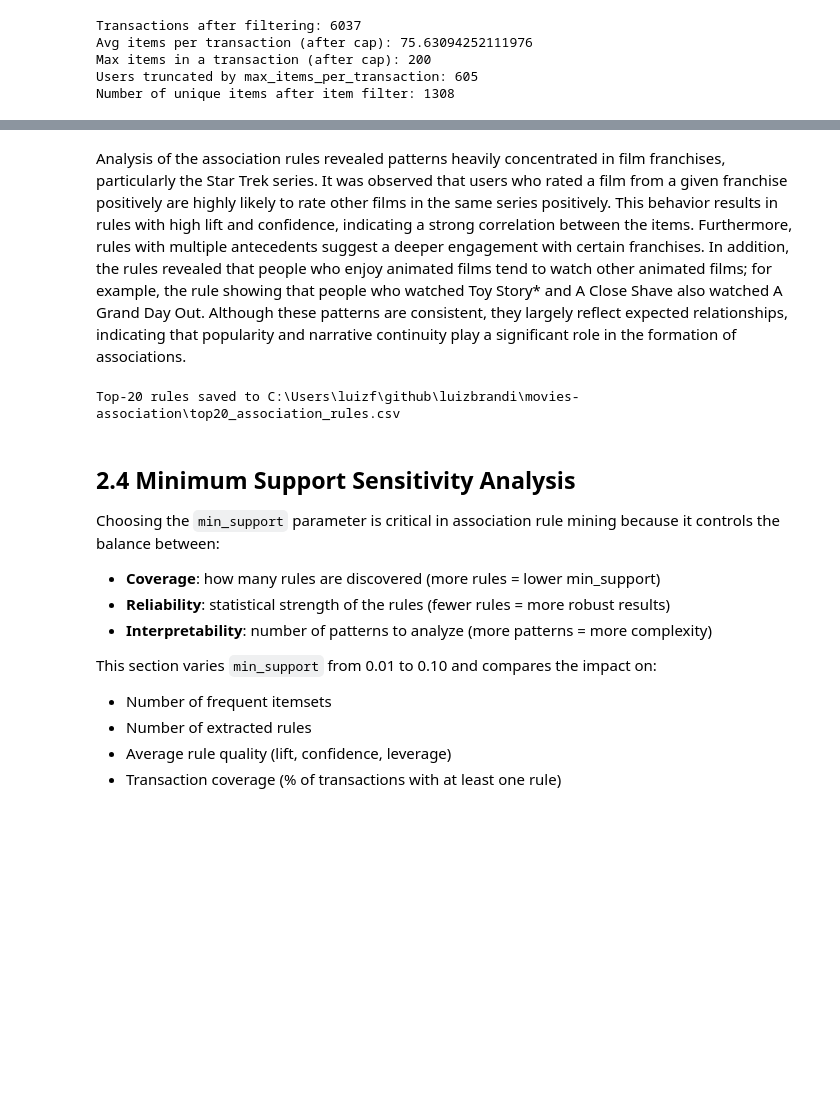
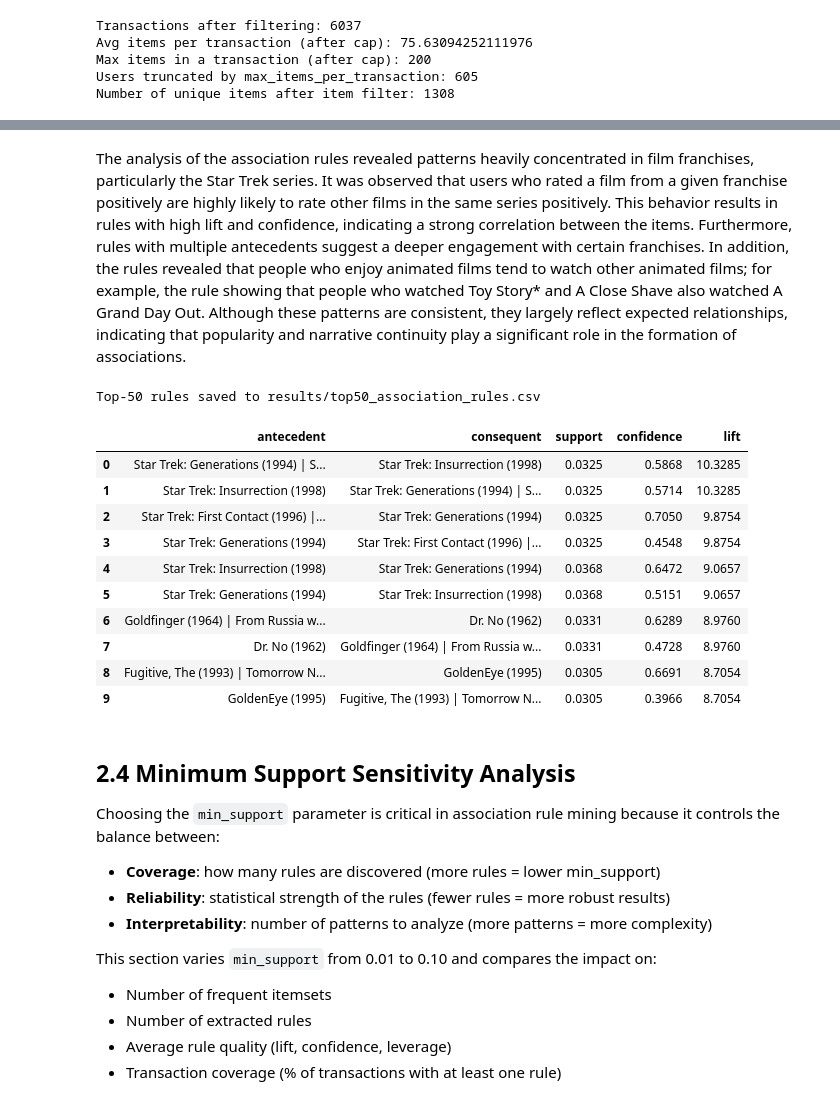
Before and after one commit to LuizBrandi/movies-association-mining, a Jupyter notebook: movies_mining.ipynb, the cells around one changed output, grey strips where cells are left out. Cells and saved outputs as stored; diff of their text form; code cells hidden in the pictures; blank space fills up the shorter version.

```diff
--- a/movies_mining.ipynb
+++ b/movies_mining.ipynb
@@ -1081,14 +1082,48 @@ Top-20 rules by relevance (lift, confidence, support):
 | 18 | Grand Day Out, A (1992) | Close Shave, A (1995) | Wrong Tro... | 0.0447 | 0.7162 | 8.4280 | 0.0394 | 3.2240 |
 | 19 | Close Shave, A (1995) | Wrong Tro... | Grand Day Out, A (1992) | 0.0447 | 0.5263 | 8.4280 | 0.0394 | 1.9793 |
 # %% [markdown]
-Analysis of the association rules revealed patterns heavily concentrated in film franchises, particularly the Star Trek series. It was observed that users who rated a film from a given franchise positively are highly likely to rate other films in the same series positively. This behavior results in rules with high lift and confidence, indicating a strong correlation between the items. Furthermore, rules with multiple antecedents suggest a deeper engagement with certain franchises. In addition, the rules revealed that people who enjoy animated films tend to watch other animated films; for example, the rule showing that people who watched Toy Story* and A Close Shave also watched A Grand Day Out. Although these patterns are consistent, they largely reflect expected relationships, indicating that popularity and narrative continuity play a significant role in the formation of associations.
+The analysis of the association rules revealed patterns heavily concentrated in film franchises, particularly the Star Trek series. It was observed that users who rated a film from a given franchise positively are highly likely to rate other films in the same series positively. This behavior results in rules with high lift and confidence, indicating a strong correlation between the items. Furthermore, rules with multiple antecedents suggest a deeper engagement with certain franchises. In addition, the rules revealed that people who enjoy animated films tend to watch other animated films; for example, the rule showing that people who watched Toy Story* and A Close Shave also watched A Grand Day Out. Although these patterns are consistent, they largely reflect expected relationships, indicating that popularity and narrative continuity play a significant role in the formation of associations.
-# %%
-# write csv with top-20 rules
-csv_name = Path("top20_association_rules.csv")
-rules_top20.to_csv(f"{output_path}/{csv_name}", index=False)
-print(f"Top-20 rules saved to {output_path}/{csv_name}")
-# %% [output]
-Top-20 rules saved to C:\Users\luizf\github\luizbrandi\movies-association\top20_association_rules.csv
+# %%
+# write csv with top-50 rules (antecedent, consequent, support, confidence, lift)
+if "antecedents_titles" not in rules_filtered.columns or "consequents_titles" not in rules_filtered.columns:
+    movie_id_to_title = movies.set_index("MovieID")["Title"].to_dict()
+
+    def itemset_to_titles(itemset):
+        ids = sorted(list(itemset))
+        return " | ".join([movie_id_to_title.get(movie_id, f"MovieID {movie_id}") for movie_id in ids])
+
+    rules_filtered["antecedents_titles"] = rules_filtered["antecedents"].apply(itemset_to_titles)
+    rules_filtered["consequents_titles"] = rules_filtered["consequents"].apply(itemset_to_titles)
+
+rules_top50_export = (
+    rules_filtered.loc[:, ["antecedents_titles", "consequents_titles", "support", "confidence", "lift"]]
+    .rename(columns={
+        "antecedents_titles": "antecedent",
+        "consequents_titles": "consequent",
+    })
+    .head(50)
+    .copy()
+)
+
+rules_top50_export[["support", "confidence", "lift"]] = rules_top50_export[["support", "confidence", "lift"]].round(4)
+
+csv_name_top50 = "top50_association_rules.csv"
+rules_top50_export.to_csv(f"{output_path}/{csv_name_top50}", index=False)
+print(f"Top-50 rules saved to {output_path}/{csv_name_top50}")
+display(rules_top50_export.head(10))
+# %% [output]
+Top-50 rules saved to results/top50_association_rules.csv
+|  | antecedent | consequent | support | confidence | lift |
+| 0 | Star Trek: Generations (1994) | S... | Star Trek: Insurrection (1998) | 0.0325 | 0.5868 | 10.3285 |
+| 1 | Star Trek: Insurrection (1998) | Star Trek: Generations (1994) | S... | 0.0325 | 0.5714 | 10.3285 |
+| 2 | Star Trek: First Contact (1996) |... | Star Trek: Generations (1994) | 0.0325 | 0.7050 | 9.8754 |
+| 3 | Star Trek: Generations (1994) | Star Trek: First Contact (1996) |... | 0.0325 | 0.4548 | 9.8754 |
+| 4 | Star Trek: Insurrection (1998) | Star Trek: Generations (1994) | 0.0368 | 0.6472 | 9.0657 |
+| 5 | Star Trek: Generations (1994) | Star Trek: Insurrection (1998) | 0.0368 | 0.5151 | 9.0657 |
+| 6 | Goldfinger (1964) | From Russia w... | Dr. No (1962) | 0.0331 | 0.6289 | 8.9760 |
+| 7 | Dr. No (1962) | Goldfinger (1964) | From Russia w... | 0.0331 | 0.4728 | 8.9760 |
+| 8 | Fugitive, The (1993) | Tomorrow N... | GoldenEye (1995) | 0.0305 | 0.6691 | 8.7054 |
+| 9 | GoldenEye (1995) | Fugitive, The (1993) | Tomorrow N... | 0.0305 | 0.3966 | 8.7054 |
 # %% [markdown]
 ## 2.4 Minimum Support Sensitivity Analysis
 
```
Also changed, not shown: parts of 5 cells of this notebook, 3 other files.
